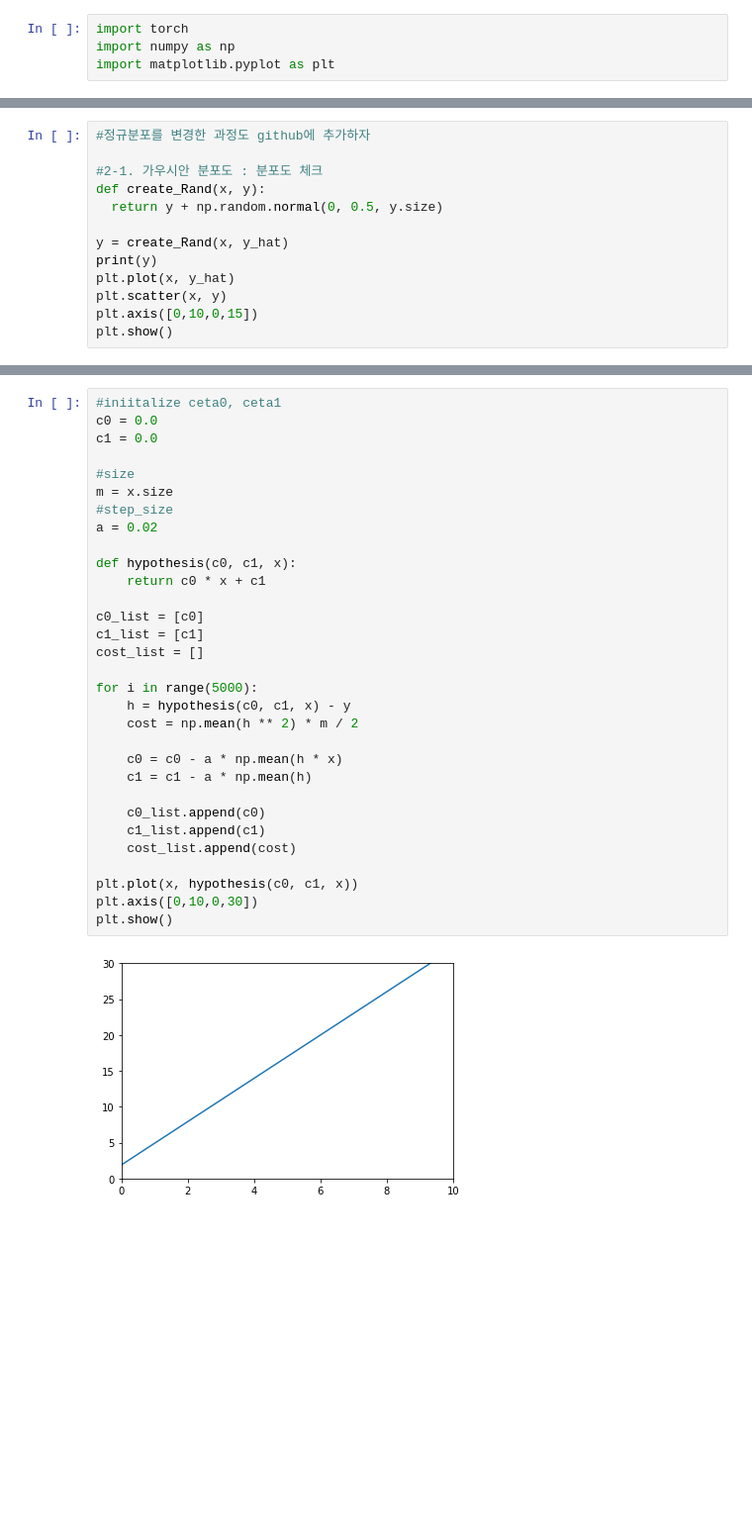
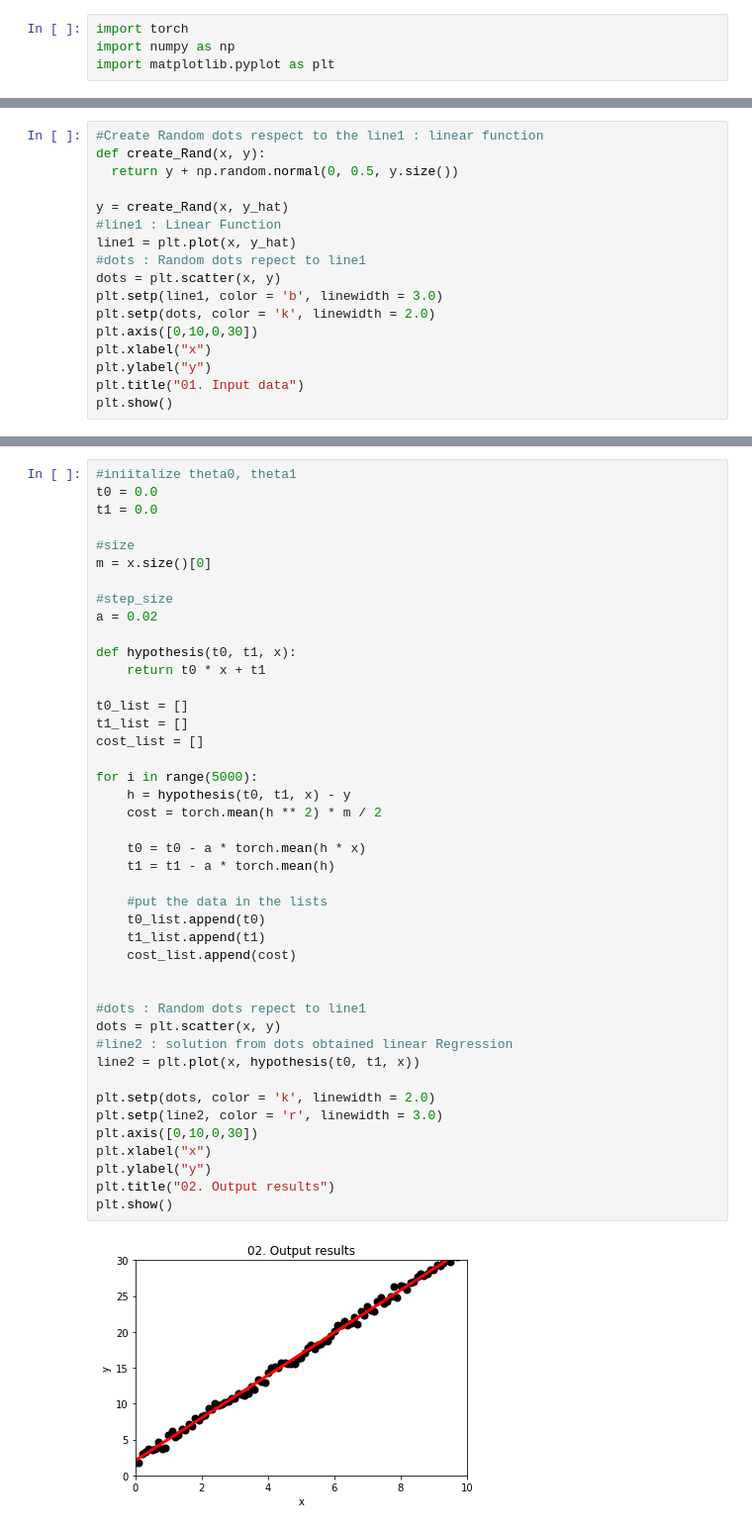
Before and after one commit to CJavaPython/AssignmentFolder, a Jupyter notebook: Assignment02/Assignment02.ipynb, the cells around one changed output, grey strips where cells are left out. Shown at 99% size. Saved outputs shown, nothing was run; the diff lists cells and outputs as text; blank space fills up the shorter version.

```diff
--- a/Assignment02/Assignment02.ipynb
+++ b/Assignment02/Assignment02.ipynb
@@ -21,14 +19,18 @@ plt.show()
 # %%
-#정규분포를 변경한 과정도 github에 추가하자
-
-#2-1. 가우시안 분포도 : 분포도 체크
+#Create Random dots respect to the line1 : linear function
 def create_Rand(x, y):
-  return y + np.random.normal(0, 0.5, y.size)
+  return y + np.random.normal(0, 0.5, y.size())
 
 y = create_Rand(x, y_hat)
-print(y)
-plt.plot(x, y_hat)
-plt.scatter(x, y)
-plt.axis([0,10,0,15])
+#line1 : Linear Function
+line1 = plt.plot(x, y_hat)
+#dots : Random dots repect to line1
+dots = plt.scatter(x, y)
+plt.setp(line1, color = 'b', linewidth = 3.0)
+plt.setp(dots, color = 'k', linewidth = 2.0)
+plt.axis([0,10,0,30])
+plt.xlabel("x")
+plt.ylabel("y")
+plt.title("01. Input data")
 plt.show()
 # %% [output]
@@ -53,33 +48,45 @@ plt.show()
 # %%
-#iniitalize ceta0, ceta1
-c0 = 0.0
-c1 = 0.0
+#iniitalize theta0, theta1
+t0 = 0.0
+t1 = 0.0
 
 #size
-m = x.size
+m = x.size()[0]
+
 #step_size
 a = 0.02
 
-def hypothesis(c0, c1, x):
-    return c0 * x + c1
+def hypothesis(t0, t1, x):
+    return t0 * x + t1
 
-c0_list = [c0]
-c1_list = [c1]
+t0_list = []
+t1_list = []
 cost_list = []
 
 for i in range(5000):
-    h = hypothesis(c0, c1, x) - y
-    cost = np.mean(h ** 2) * m / 2
+    h = hypothesis(t0, t1, x) - y
+    cost = torch.mean(h ** 2) * m / 2
 
-    c0 = c0 - a * np.mean(h * x)
-    c1 = c1 - a * np.mean(h)
+    t0 = t0 - a * torch.mean(h * x)
+    t1 = t1 - a * torch.mean(h)
 
-    c0_list.append(c0)
-    c1_list.append(c1)
+    #put the data in the lists
+    t0_list.append(t0)
+    t1_list.append(t1)
     cost_list.append(cost)
 
-plt.plot(x, hypothesis(c0, c1, x))
+
+#dots : Random dots repect to line1
+dots = plt.scatter(x, y)
+#line2 : solution from dots obtained linear Regression
+line2 = plt.plot(x, hypothesis(t0, t1, x))
+
+plt.setp(dots, color = 'k', linewidth = 2.0)
+plt.setp(line2, color = 'r', linewidth = 3.0)
 plt.axis([0,10,0,30])
+plt.xlabel("x")
+plt.ylabel("y")
+plt.title("02. Output results")
 plt.show()
 # %% [output]
-[figure, old version]
+[figure, new version]
```
Also changed, not shown: parts of 13 cells of this notebook.
